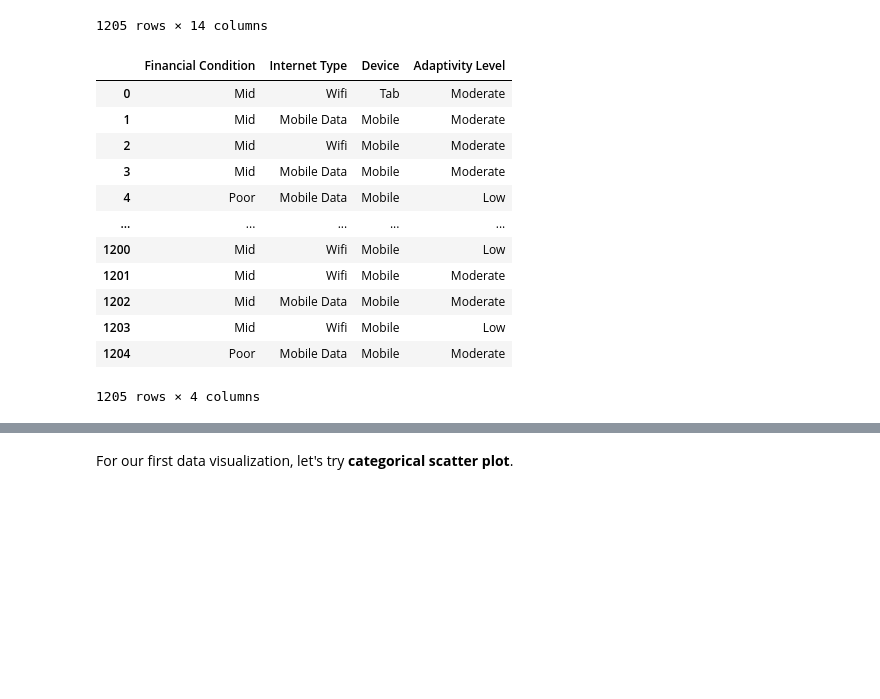
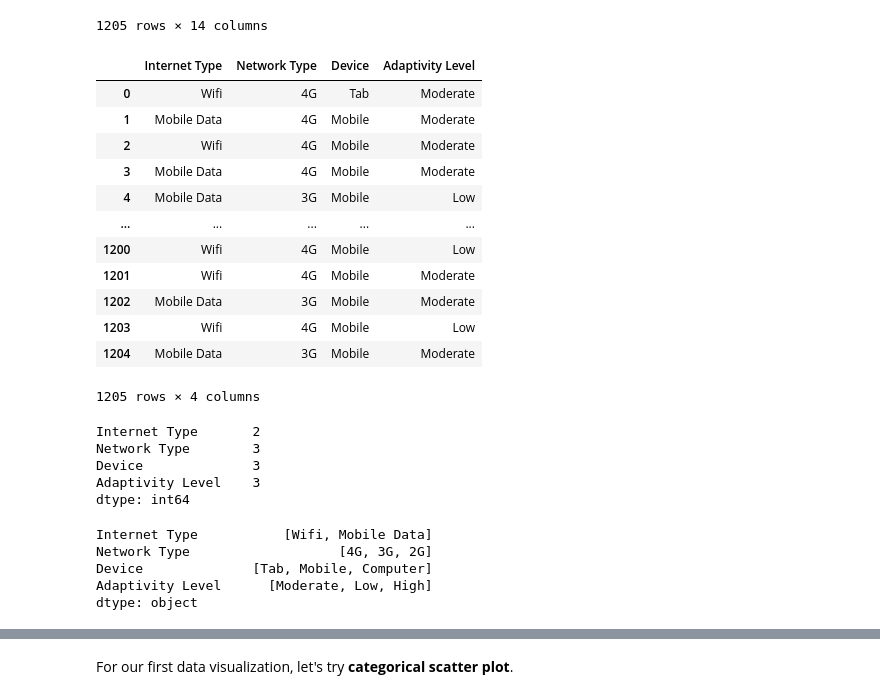
Before and after one commit to ubco-W2022T2-data301/project-group-group37, a Jupyter notebook: analysis/analysis3.ipynb, the cells around one changed output, grey strips where cells are left out. Cells and saved outputs as stored; diff of their text form; code cells hidden in the pictures; blank space fills up the shorter version.

```diff
--- a/analysis/analysis3.ipynb
+++ b/analysis/analysis3.ipynb
@@ -47,19 +46,37 @@ mainDF
 | 1204 | Girl | 11-15 | School | Non Government | No | Yes | Low | ... |
 1205 rows × 14 columns
 # %%
-df = mainDF.drop(["Gender", "Age", "Education Level", "Institution Type", "IT Student", "Location", "Load-shedding", "Network Type", "Class Duration", "Self Lms"], axis = "columns")
+df = mainDF.drop(["Gender", "Age", "Education Level", "Institution Type", "IT Student", "Location", "Load-shedding", "Financial Condition", "Class Duration", "Self Lms"], axis = "columns")
 df
 # %% [output]
-|  | Financial Condition | Internet Type | Device | Adaptivity Level |
-| 0 | Mid | Wifi | Tab | Moderate |
-| 1 | Mid | Mobile Data | Mobile | Moderate |
-| 2 | Mid | Wifi | Mobile | Moderate |
-| 3 | Mid | Mobile Data | Mobile | Moderate |
-| 4 | Poor | Mobile Data | Mobile | Low |
+|  | Internet Type | Network Type | Device | Adaptivity Level |
+| 0 | Wifi | 4G | Tab | Moderate |
+| 1 | Mobile Data | 4G | Mobile | Moderate |
+| 2 | Wifi | 4G | Mobile | Moderate |
+| 3 | Mobile Data | 4G | Mobile | Moderate |
+| 4 | Mobile Data | 3G | Mobile | Low |
 | ... | ... | ... | ... | ... |
-| 1200 | Mid | Wifi | Mobile | Low |
-| 1201 | Mid | Wifi | Mobile | Moderate |
-| 1202 | Mid | Mobile Data | Mobile | Moderate |
-| 1203 | Mid | Wifi | Mobile | Low |
-| 1204 | Poor | Mobile Data | Mobile | Moderate |
+| 1200 | Wifi | 4G | Mobile | Low |
+| 1201 | Wifi | 4G | Mobile | Moderate |
+| 1202 | Mobile Data | 3G | Mobile | Moderate |
+| 1203 | Wifi | 4G | Mobile | Low |
+| 1204 | Mobile Data | 3G | Mobile | Moderate |
 1205 rows × 4 columns
+# %%
+# To see how many unique values are there in every columns in df
+df.nunique()
+# %% [output]
+Internet Type       2
+Network Type        3
+Device              3
+Adaptivity Level    3
+dtype: int64
+# %%
+# To see what are those unique values in each columns in df
+df.apply(lambda col : col.unique())
+# %% [output]
+Internet Type           [Wifi, Mobile Data]
+Network Type                   [4G, 3G, 2G]
+Device              [Tab, Mobile, Computer]
+Adaptivity Level      [Moderate, Low, High]
+dtype: object
```
Also changed, not shown: parts of 28 cells of this notebook.
